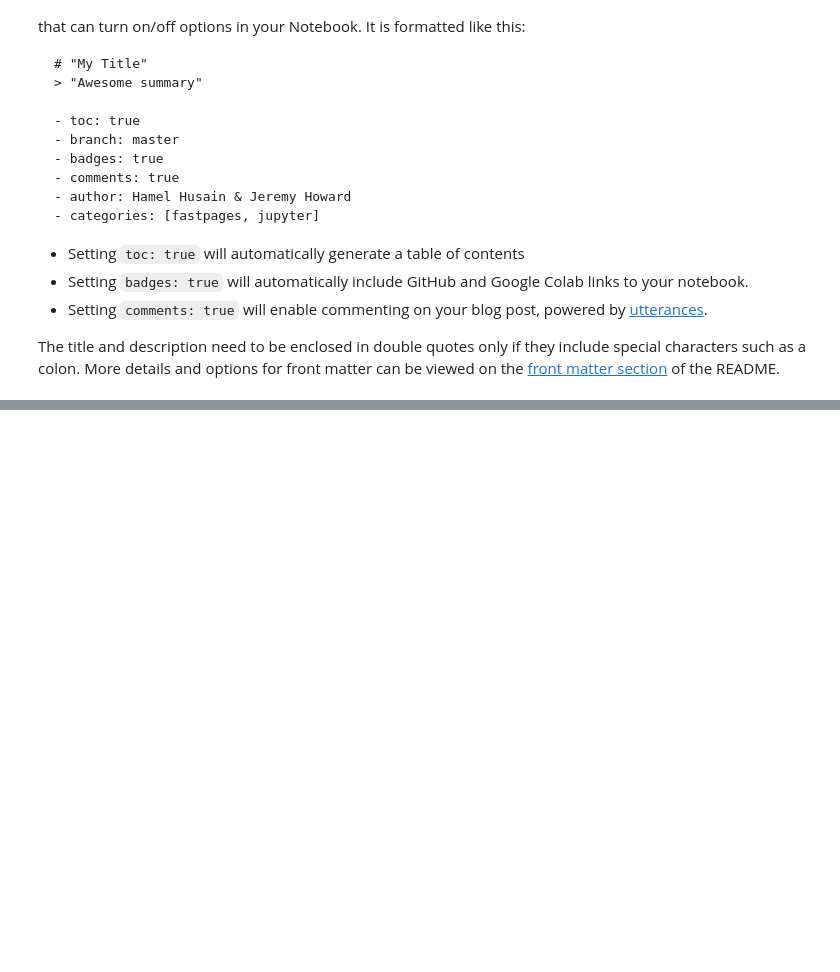
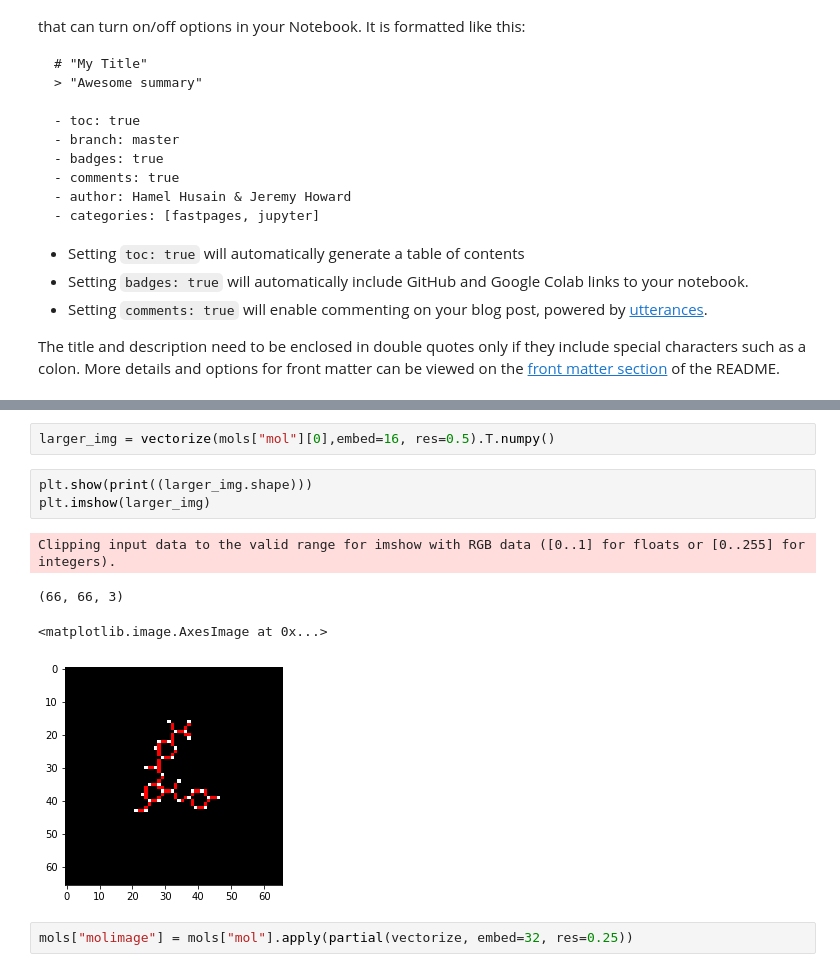
Before and after one commit to marcossantanaioc/fiocruzcheminformatics, a Jupyter notebook: _notebooks/2020-12-04-test.ipynb, the cells around one changed output, grey strips where cells are left out. Saved outputs shown, nothing was run; the diff lists cells and outputs as text; blank space fills up the shorter version.

```diff
--- a/_notebooks/2020-12-04-test.ipynb
+++ b/_notebooks/2020-12-04-test.ipynb
@@ -294,0 +198,12 @@ And another {% fn 2 %}
+# %%
+larger_img = vectorize(mols["mol"][0],embed=16, res=0.5).T.numpy()
+# %%
+plt.show(print((larger_img.shape)))
+plt.imshow(larger_img)
+# %% [output]
+Clipping input data to the valid range for imshow with RGB data ([0..1] for floats or [0..255] for integers).
+(66, 66, 3)
+<matplotlib.image.AxesImage at 0x...>
+[figure, added]
+# %%
+mols["molimage"] = mols["mol"].apply(partial(vectorize, embed=32, res=0.25))
```
Also changed, not shown: parts of 111 cells of this notebook, 3 other files.
